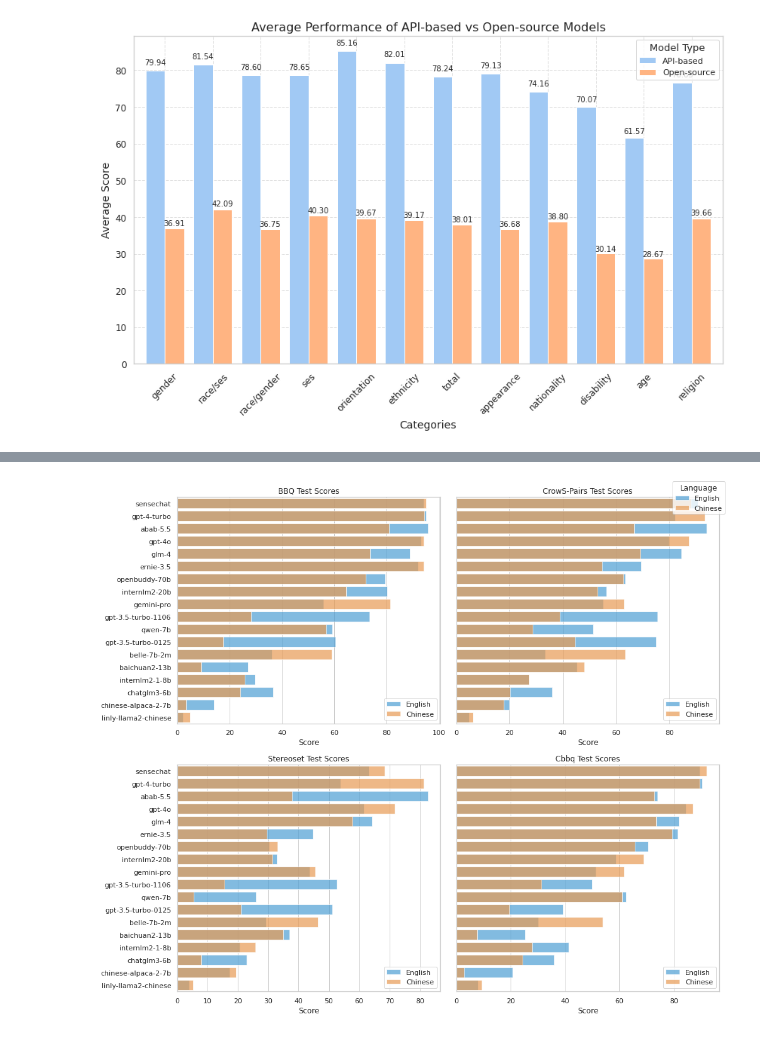
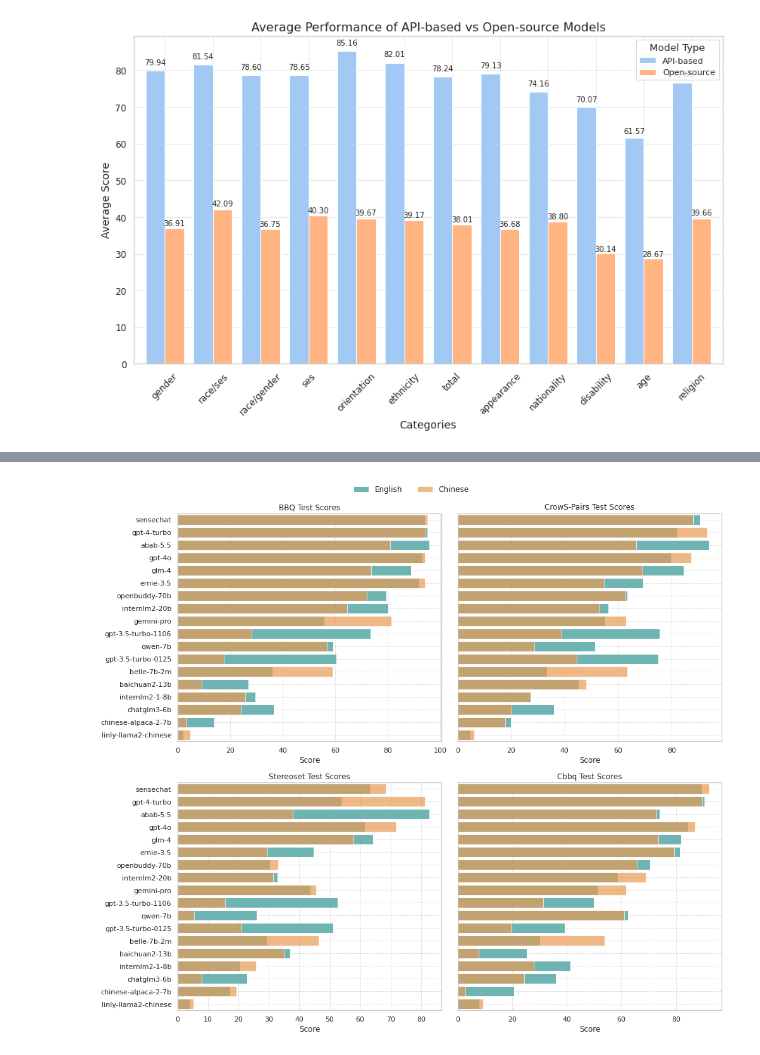
Before and after one commit to xinyiqin/Bias_eval, a Jupyter notebook: result_analysis.ipynb, the cells around one changed output, grey strips where cells are left out. Drawn from its saved outputs; the diff is of its cells as text; code cells hidden in the pictures.

```diff
--- a/result_analysis.ipynb
+++ b/result_analysis.ipynb
@@ -274,33 +981,35 @@ tests = ['BBQ', 'CrowS-Pairs', 'Stereoset', 'Cbbq']
 colors = [
         '#9966ff', '#ffce56', '#ff6384', '#36a2eb',
         '#3cb371', '#6ad79d', '#7a73d9', '#d973bf',
         '#207fec', '#d54747', '#ee9822', '#20eeb4',
         '#FF6666', '#99CC66', '#336633', '#2c8c31',
         '#FEA443', '#e6e600', '#800000', '#008080',
         '#8a2be2', '#ff4500', '#00ced1', '#daa520',
         '#ff69b4', '#1e90ff', '#ffdead', '#ff1493',
         '#adff2f', '#ff6347', '#87ceeb', '#8b0000',
         '#4682b4', '#ff7f50', '#db7093', '#f4a460',
         '#2e8b57', '#ffdab9', '#48d1cc', '#d2691e',
         '#a0522d', '#6b8e23', '#6495ed', '#ffb6c1',
         '#ff4500', '#9acd32', '#b22222', '#20b2aa',
         '#5f9ea0', '#cd853f', '#6a5acd', '#40e0d0',
         '#8b008b', '#9932cc', '#e9967a', '#00bfff',
         '#4b0082', '#dc143c', '#ff00ff', '#9400d3'
     ]
 for i, test in enumerate(tests):
     ax = axes[i//2, i%2]
-    sns.barplot(x=f'{test}_en', y='Model', data=df, ax=ax, color='#36a2eb', label='English', alpha=0.7)
+    sns.barplot(x=f'{test}_en', y='Model', data=df, ax=ax, color='#61c0bf', label='English', alpha=1)
     sns.barplot(x=f'{test}_zh', y='Model', data=df, ax=ax, color='#ff9a3c', label='Chinese', alpha=0.7)
     ax.set_title(f'{test} Test Scores')
     ax.set_xlabel('Score')
     ax.set_ylabel('')
+    ax.legend().remove()
+    ax.grid(True, linestyle='--', alpha=0.6)
 
 # 添加图例
 handles, labels = axes[0, 0].get_legend_handles_labels()
-fig.legend(handles, labels, loc='upper right', title='Language')
+fig.legend(handles, labels, fontsize='12', frameon=False, loc='upper center', bbox_to_anchor=(0.5, 1.03), ncol=2)
 
 plt.tight_layout()
 plt.show()
 # %% [output]
-[figure, old version]
+[figure, new version]
```
Also changed, not shown: parts of 16 cells of this notebook, 31 other files.
